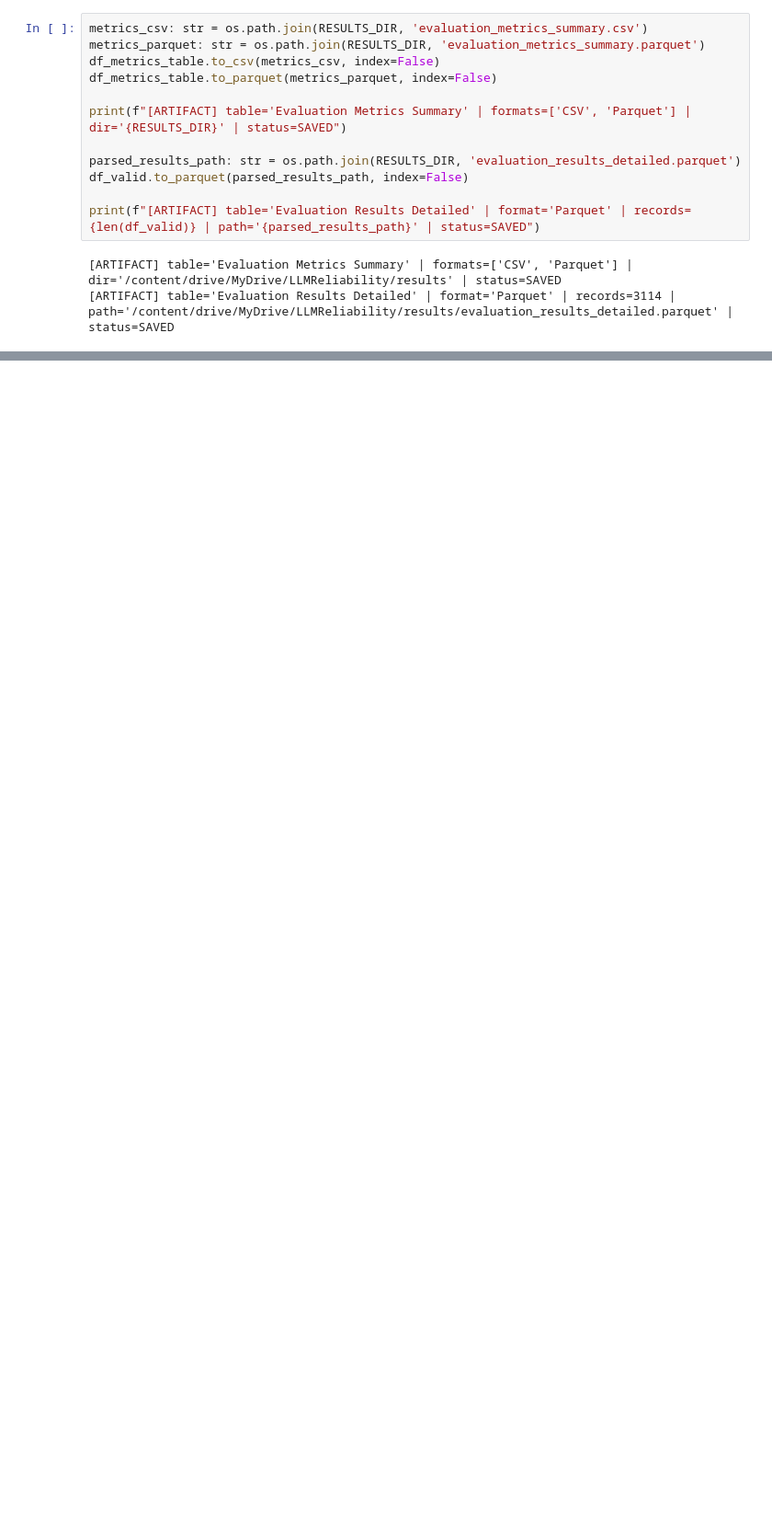
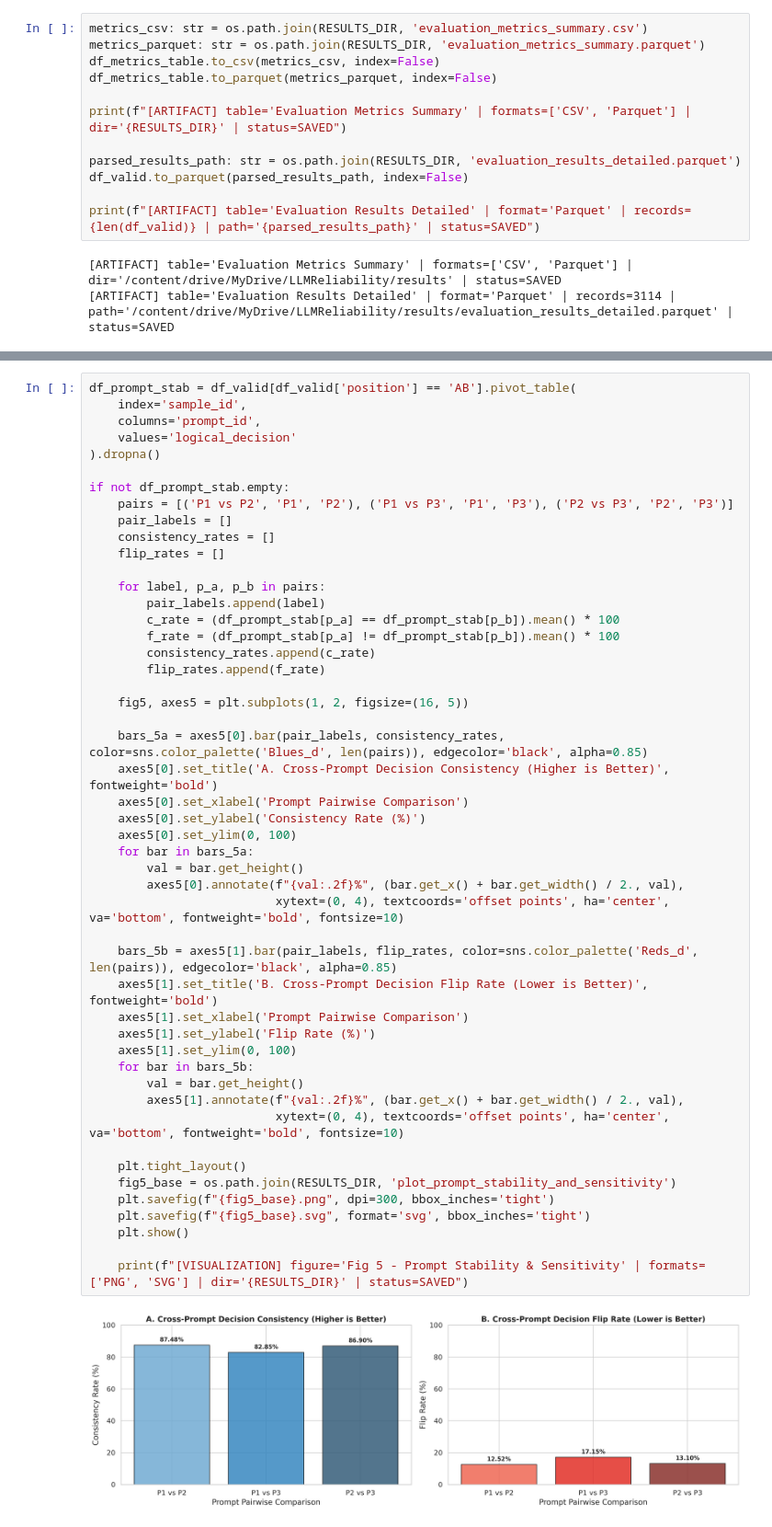
Before and after one commit to RozhakDev/LLMReliability, a Jupyter notebook: AI/08_End_to_End_Evaluation_Pipeline.ipynb, the cells around one changed output, grey strips where cells are left out. Shown at 92% size. Drawn from its saved outputs; the diff is of its cells as text; blank space fills up the shorter version.

```diff
--- a/AI/08_End_to_End_Evaluation_Pipeline.ipynb
+++ b/AI/08_End_to_End_Evaluation_Pipeline.ipynb
@@ -999,0 +1157,51 @@ print(f"[VISUALIZATION] figure='Fig 4 - Decision Symmetry Heatmaps' | formats=['
+# %%
+df_prompt_stab = df_valid[df_valid['position'] == 'AB'].pivot_table(
+    index='sample_id',
+    columns='prompt_id',
+    values='logical_decision'
+).dropna()
+
+if not df_prompt_stab.empty:
+    pairs = [('P1 vs P2', 'P1', 'P2'), ('P1 vs P3', 'P1', 'P3'), ('P2 vs P3', 'P2', 'P3')]
+    pair_labels = []
+    consistency_rates = []
+    flip_rates = []
+
+    for label, p_a, p_b in pairs:
+        pair_labels.append(label)
+        c_rate = (df_prompt_stab[p_a] == df_prompt_stab[p_b]).mean() * 100
+        f_rate = (df_prompt_stab[p_a] != df_prompt_stab[p_b]).mean() * 100
+        consistency_rates.append(c_rate)
+        flip_rates.append(f_rate)
+
+    fig5, axes5 = plt.subplots(1, 2, figsize=(16, 5))
+
+    bars_5a = axes5[0].bar(pair_labels, consistency_rates, color=sns.color_palette('Blues_d', len(pairs)), edgecolor='black', alpha=0.85)
+    axes5[0].set_title('A. Cross-Prompt Decision Consistency (Higher is Better)', fontweight='bold')
+    axes5[0].set_xlabel('Prompt Pairwise Comparison')
+    axes5[0].set_ylabel('Consistency Rate (%)')
+    axes5[0].set_ylim(0, 100)
+    for bar in bars_5a:
+        val = bar.get_height()
+        axes5[0].annotate(f"{val:.2f}%", (bar.get_x() + bar.get_width() / 2., val),
+                          xytext=(0, 4), textcoords='offset points', ha='center', va='bottom', fontweight='bold', fontsize=10)
+
+    bars_5b = axes5[1].bar(pair_labels, flip_rates, color=sns.color_palette('Reds_d', len(pairs)), edgecolor='black', alpha=0.85)
+    axes5[1].set_title('B. Cross-Prompt Decision Flip Rate (Lower is Better)', fontweight='bold')
+    axes5[1].set_xlabel('Prompt Pairwise Comparison')
+    axes5[1].set_ylabel('Flip Rate (%)')
+    axes5[1].set_ylim(0, 100)
+    for bar in bars_5b:
+        val = bar.get_height()
+        axes5[1].annotate(f"{val:.2f}%", (bar.get_x() + bar.get_width() / 2., val),
+                          xytext=(0, 4), textcoords='offset points', ha='center', va='bottom', fontweight='bold', fontsize=10)
+
+    plt.tight_layout()
+    fig5_base = os.path.join(RESULTS_DIR, 'plot_prompt_stability_and_sensitivity')
+    plt.savefig(f"{fig5_base}.png", dpi=300, bbox_inches='tight')
+    plt.savefig(f"{fig5_base}.svg", format='svg', bbox_inches='tight')
+    plt.show()
+
+    print(f"[VISUALIZATION] figure='Fig 5 - Prompt Stability & Sensitivity' | formats=['PNG', 'SVG'] | dir='{RESULTS_DIR}' | status=SAVED")
+# %% [output]
+[figure, added]
```
Also changed, not shown: parts of 50 cells of this notebook, 4 other files.
